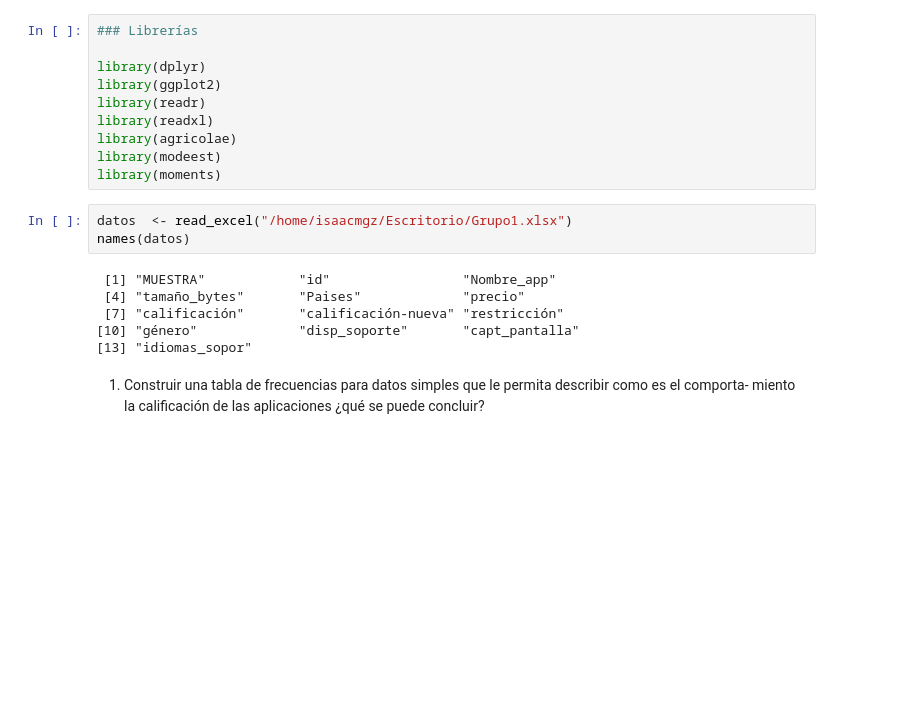
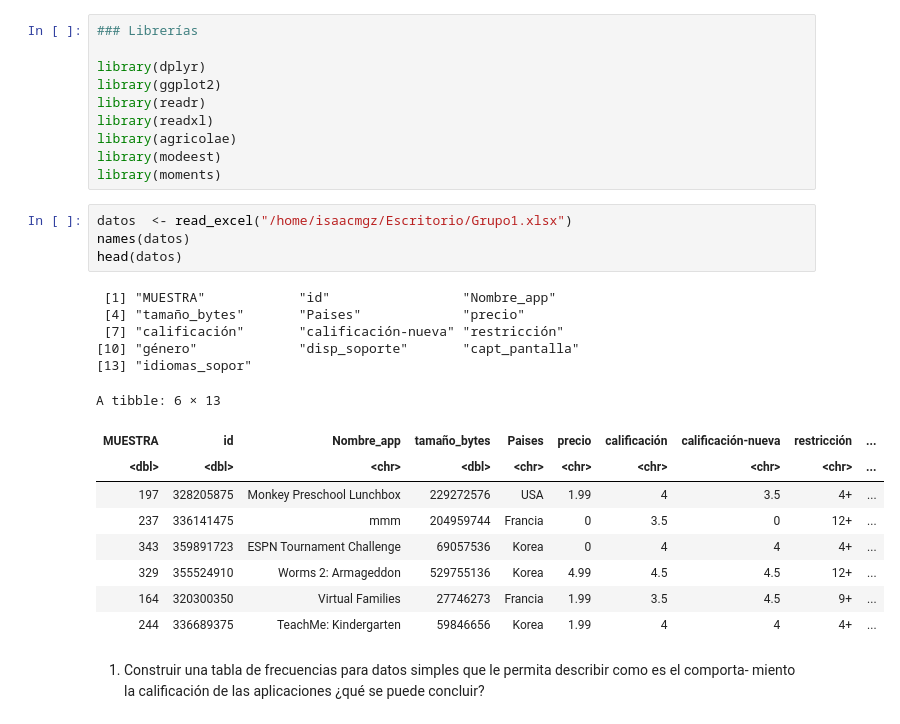
Before and after one commit to isaacmgz/Notas_Universidad, a Jupyter notebook: Clases/Probabilidad y Colas/Trabajo_1.ipynb, the cells around one changed output. Cells and saved outputs as stored; diff of their text form; blank space fills up the shorter version.

```diff
--- a/Clases/Probabilidad y Colas/Trabajo_1.ipynb
+++ b/Clases/Probabilidad y Colas/Trabajo_1.ipynb
@@ -11,12 +11,22 @@ library(moments)
 # %%
 datos  <- read_excel("/home/isaacmgz/Escritorio/Grupo1.xlsx")
 names(datos)
+head(datos)
 # %% [output]
  [1] "MUESTRA"            "id"                 "Nombre_app"
  [4] "tamaño_bytes"       "Paises"             "precio"
  [7] "calificación"       "calificación-nueva" "restricción"
 [10] "género"             "disp_soporte"       "capt_pantalla"
 [13] "idiomas_sopor"
+A tibble: 6 × 13
+| MUESTRA | id | Nombre_app | tamaño_bytes | Paises | precio | calificación | calificación-nueva | restricción | ... |
+| <dbl> | <dbl> | <chr> | <dbl> | <chr> | <chr> | <chr> | <chr> | <chr> | ... |
+| 197 | 328205875 | Monkey Preschool Lunchbox | 229272576 | USA | 1.99 | 4 | 3.5 | 4+ | ... |
+| 237 | 336141475 | mmm | 204959744 | Francia | 0 | 3.5 | 0 | 12+ | ... |
+| 343 | 359891723 | ESPN Tournament Challenge | 69057536 | Korea | 0 | 4 | 4 | 4+ | ... |
+| 329 | 355524910 | Worms 2: Armageddon | 529755136 | Korea | 4.99 | 4.5 | 4.5 | 12+ | ... |
+| 164 | 320300350 | Virtual Families | 27746273 | Francia | 1.99 | 3.5 | 4.5 | 9+ | ... |
+| 244 | 336689375 | TeachMe: Kindergarten | 59846656 | Korea | 1.99 | 4 | 4 | 4+ | ... |
 # %% [markdown]
 1. Construir una tabla de frecuencias para datos simples que le permita describir como es el comporta-
 miento la calificación de las aplicaciones ¿qué se puede concluir?
```
Also changed, not shown: parts of 10 cells of this notebook.
